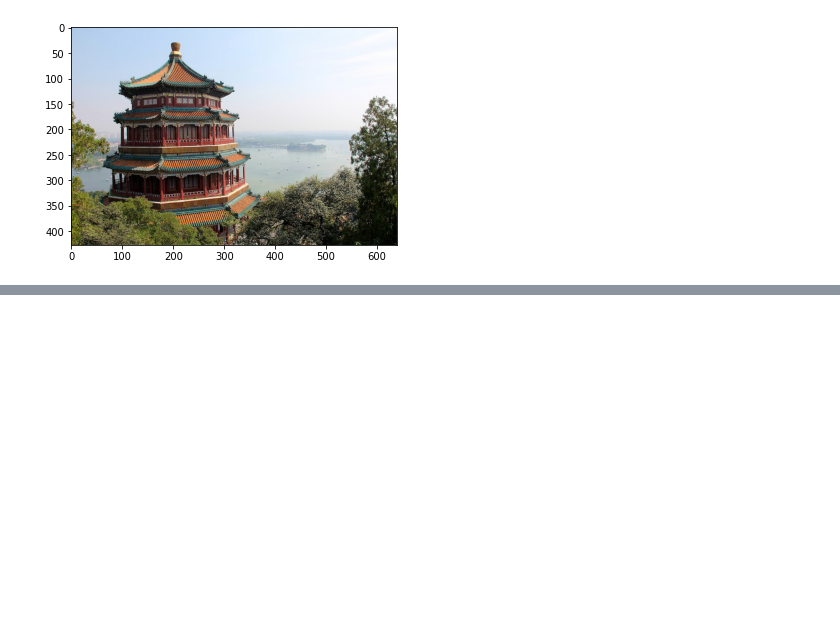
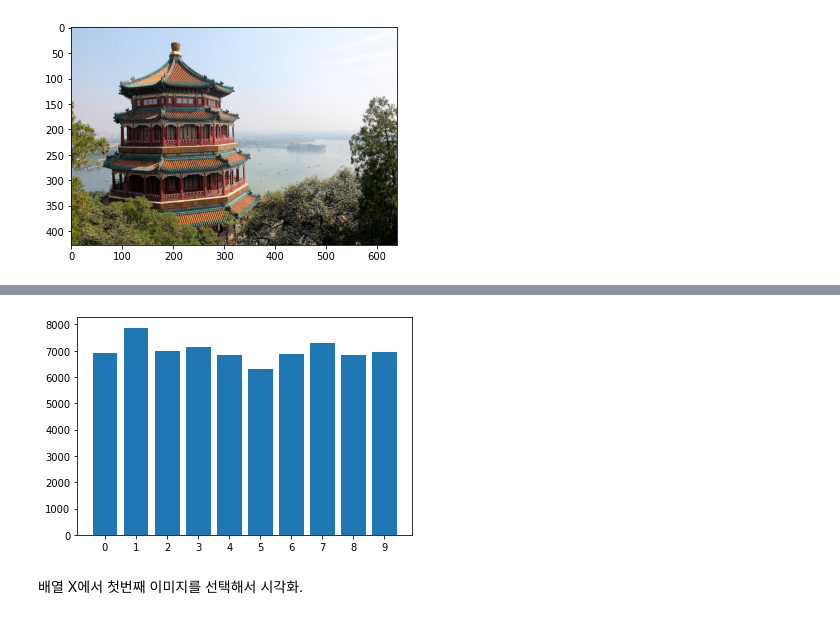
Before and after one commit to JakeOh/202208_itw_java134_lab_python, a Jupyter notebook: ml05_mnist.ipynb, the cells around one changed output, grey strips where cells are left out. Saved outputs shown, nothing was run; the diff lists cells and outputs as text; code cells hidden in the pictures; blank space fills up the shorter version.

```diff
--- a/ml05_mnist.ipynb
+++ b/ml05_mnist.ipynb
@@ -68,0 +92,2 @@ plt.show()
+# %%
+mnist = datasets.fetch_openml('mnist_784')
@@ -68,0 +108,2 @@ plt.show()
+# %%
+y = mnist['target'].values.copy()  # 타겟(레이블) 배열 - Series의 값들로만 이루어진 ndarray를 복사.
@@ -68,0 +120,3 @@ plt.show()
+# %%
+counts = y.value_counts()
+counts
@@ -68,0 +135,7 @@ plt.show()
+# %%
+plt.bar(x=counts.index, height=counts.values)
+plt.show()
+# %% [output]
+[figure, added]
+# %% [markdown]
+배열 X에서 첫번째 이미지를 선택해서 시각화.
```
Also changed, not shown: parts of 16 cells of this notebook.
